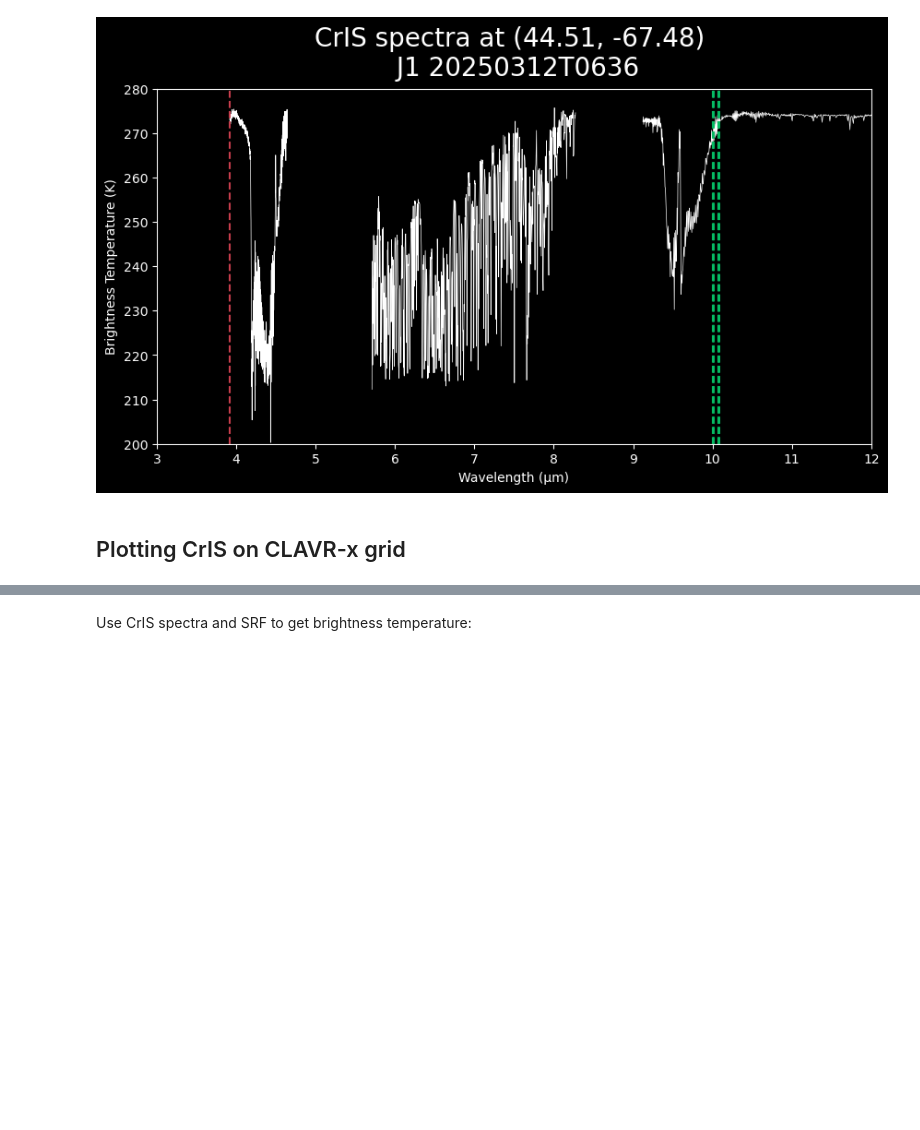
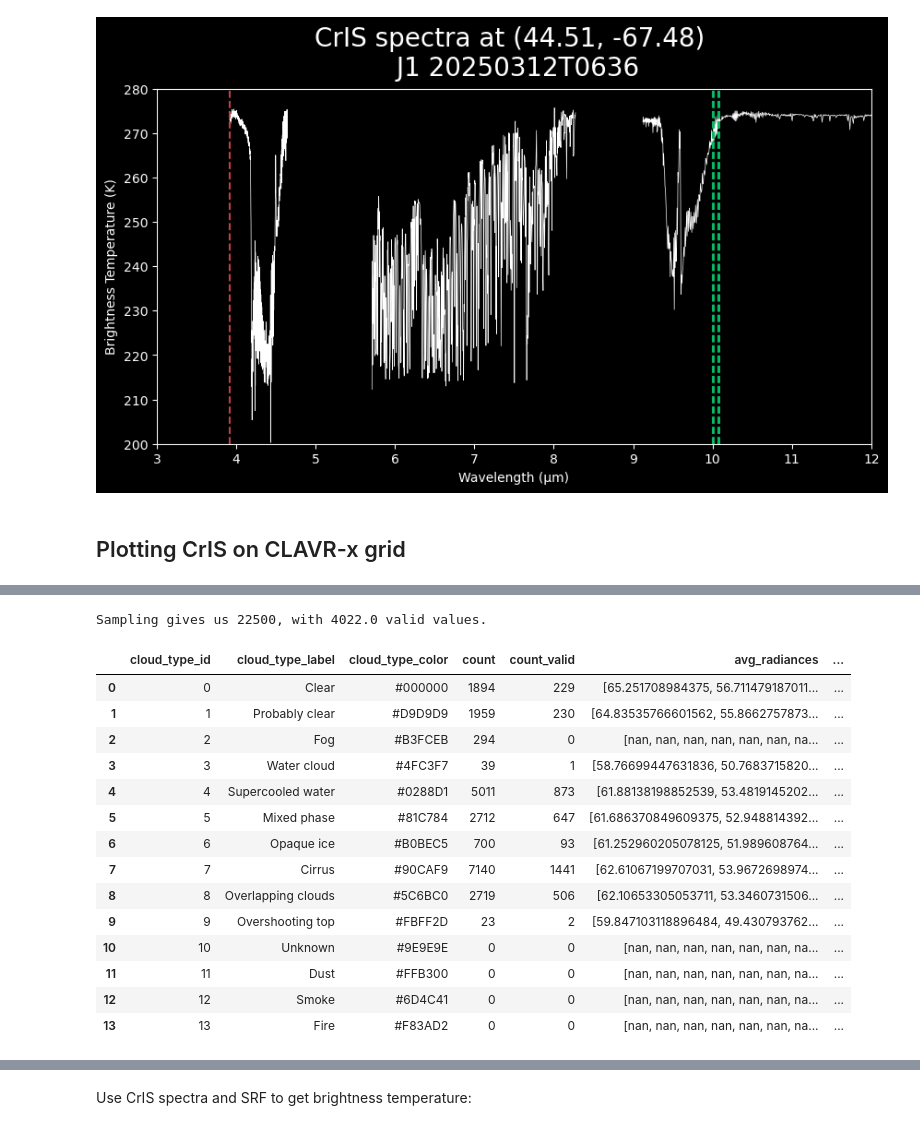
Before and after one commit to jesseturner/spectral_analysis, a Jupyter notebook: notebook_cris.ipynb, the cells around one changed output, grey strips where cells are left out. Cells and saved outputs as stored; diff of their text form; code cells hidden in the pictures; blank space fills up the shorter version.

```diff
--- a/notebook_cris.ipynb
+++ b/notebook_cris.ipynb
@@ -329,3 +307,80 @@ cloud_total_mean = ds_cloud_total_mean['rad_lw_cris'].values
+# %%
+#--- Randomly sampling from dataset spatially
+
+sample_size_1d = 150
+y_idx = np.random.choice(cris_on_clavrx_ds.sizes["y"], sample_size_1d)
+x_idx = np.random.choice(cris_on_clavrx_ds.sizes["x"], sample_size_1d)
+
+cris_on_clavrx_ds_sampled = cris_on_clavrx_ds.isel(y=y_idx, x=x_idx)
+
+sampled_size = len(cris_on_clavrx_ds_sampled['y'])*len(cris_on_clavrx_ds_sampled['x'])
+sampled_size_valid = cris_on_clavrx_ds_sampled["rad_lw_cris"].count().values/len(cris_on_clavrx_ds_sampled['wnum_lw'])
+print(f"Sampling gives us {sampled_size}, with {sampled_size_valid} valid values.")
+# %% [output]
+Sampling gives us 22500, with 4022.0 valid values.
+# %%
+#--- Create a table of average radiances for each cloud type
+
+rows = []
+wnum_array = cris_on_clavrx_ds['wnum_lw'].values
+
+for cloud_type_id, (label, color) in enumerate(zip(cloud_labels, cloud_colors)):
+
+    condition = (
+        cris_on_clavrx_ds_sampled["clavrx_cloud_type"]
+        == float(cloud_type_id)
+    )
+
+    count = int(condition.sum().values) #--- Including invalid points
+
+    valid = condition & cris_on_clavrx_ds_sampled["rad_lw_cris"].notnull()
+    count_valid = int((valid.sum().values)/len(cris_on_clavrx_ds_sampled["wnum_lw"]))
+
+    ds_cloud_filt = cris_on_clavrx_ds_sampled.where(condition)
+
+
+    ds_cloud_type_mean = ds_cloud_filt.mean(dim=["y", "x"])
+
+    avg_radiances = (
+        ds_cloud_type_mean["rad_lw_cris"]
+        .values
+        .tolist()
+    )
+
+
+    avg_T_B = [
+        c_utils.radiance_to_brightness_temp(r, w)
+        for r, w in zip(avg_radiances, wnum_array)
+    ]
+
+    rows.append({
+        "cloud_type_id": cloud_type_id,
+        "cloud_type_label": label,
+        "cloud_type_color": color,
+        "count": count,
+        "count_valid": count_valid,
+        "avg_radiances": avg_radiances,
+        "avg_brightness_temp": avg_T_B
+    })
+
+cloud_radiance_table = pd.DataFrame(rows)
+cloud_radiance_table
+# %% [output]
+|  | cloud_type_id | cloud_type_label | cloud_type_color | count | count_valid | avg_radiances | ... |
+| 0 | 0 | Clear | #000000 | 1894 | 229 | [65.251708984375, 56.711479187011... | ... |
+| 1 | 1 | Probably clear | #D9D9D9 | 1959 | 230 | [64.83535766601562, 55.8662757873... | ... |
+| 2 | 2 | Fog | #B3FCEB | 294 | 0 | [nan, nan, nan, nan, nan, nan, na... | ... |
+| 3 | 3 | Water cloud | #4FC3F7 | 39 | 1 | [58.76699447631836, 50.7683715820... | ... |
+| 4 | 4 | Supercooled water | #0288D1 | 5011 | 873 | [61.88138198852539, 53.4819145202... | ... |
+| 5 | 5 | Mixed phase | #81C784 | 2712 | 647 | [61.686370849609375, 52.948814392... | ... |
+| 6 | 6 | Opaque ice | #B0BEC5 | 700 | 93 | [61.252960205078125, 51.989608764... | ... |
+| 7 | 7 | Cirrus | #90CAF9 | 7140 | 1441 | [62.61067199707031, 53.9672698974... | ... |
+| 8 | 8 | Overlapping clouds | #5C6BC0 | 2719 | 506 | [62.10653305053711, 53.3460731506... | ... |
+| 9 | 9 | Overshooting top | #FBFF2D | 23 | 2 | [59.847103118896484, 49.430793762... | ... |
+| 10 | 10 | Unknown | #9E9E9E | 0 | 0 | [nan, nan, nan, nan, nan, nan, na... | ... |
+| 11 | 11 | Dust | #FFB300 | 0 | 0 | [nan, nan, nan, nan, nan, nan, na... | ... |
+| 12 | 12 | Smoke | #6D4C41 | 0 | 0 | [nan, nan, nan, nan, nan, nan, na... | ... |
+| 13 | 13 | Fire | #F83AD2 | 0 | 0 | [nan, nan, nan, nan, nan, nan, na... | ... |
 # %%
 plt.style.use('dark_background')
 fig, ax = plt.subplots(figsize=(10, 5))
```
Also changed, not shown: parts of 8 cells of this notebook.
